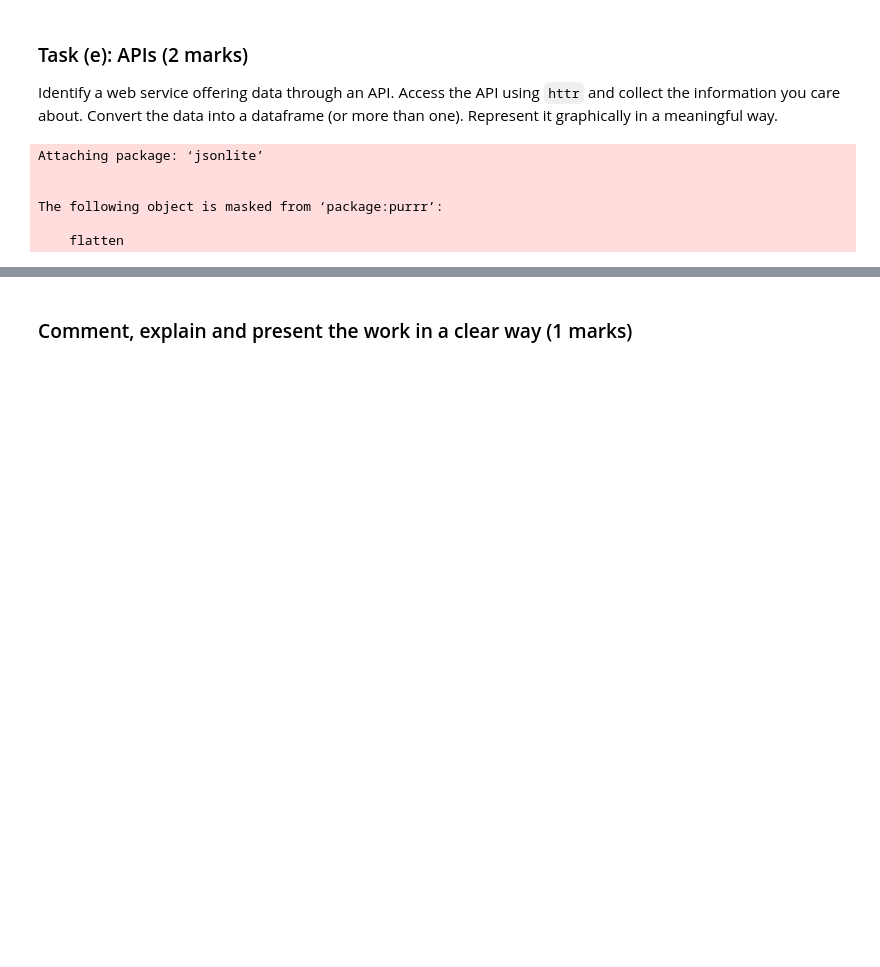
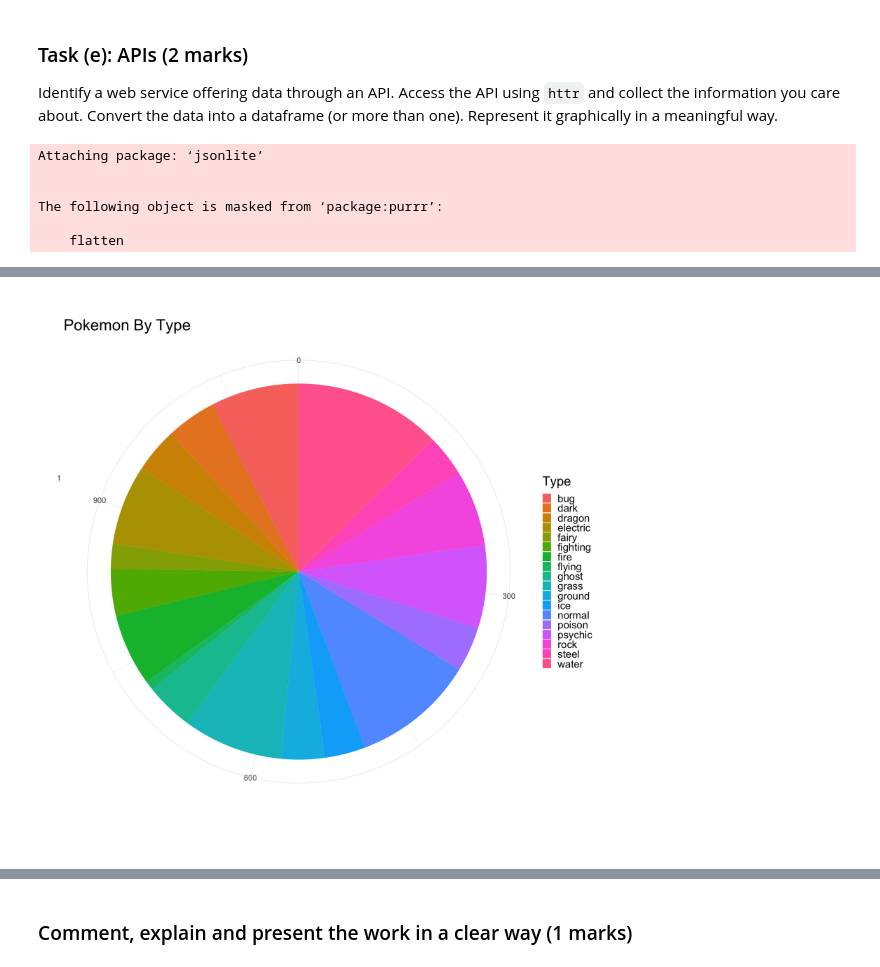
Before and after one commit to damiansastre/data201, a Jupyter notebook: DATA201_Assignment2.ipynb, the cells around one changed output, grey strips where cells are left out. Cells and saved outputs as stored; diff of their text form; code cells hidden in the pictures; blank space fills up the shorter version.

```diff
--- a/DATA201_Assignment2.ipynb
+++ b/DATA201_Assignment2.ipynb
@@ -412,36 +516,3 @@ Attaching package: ‘jsonlite’
 The following object is masked from ‘package:purrr’:
 
     flatten
-# %%
-get_all_pokemons <- function(url, pokemon_list){
-    if (missing(url)){
-        url = "https://pokeapi.co/api/v2/pokemon/"
-    }
-    if (missing(pokemon_list)){
-        pokemon_list <- c()
-    }
-    r <- GET(url)
-    jsonRespText <- content(r, as="text")
-    jsonRespText <- fromJSON(jsonRespText)
-    next_url <- jsonRespText$'next'
-    print(class(jsonRespText$result))
-    print(names(jsonRespText$result))
-    jsonRespText <- data.frame(name=jsonRespText$results$name, url=jsonRespText$results$url)
-    pokemon_list <- c(pokemon_list, jsonRespText)
-    if (!is.null(next_url)){
-        return(get_all_pokemons(next_url, pokemon_list))
-    }
-    return(pokemon_list)
-}
-get_pokemon <- function(url){
-    r <- GET(url)
-    jsonRespText <- content(r, as="text")
-    jsonRespText <- fromJSON(jsonRespText)
-    print(jsonRespText)
-
-    jsonRespText <- jsonRespText$results
-    print(jsonRespText)
-}
-
-get_all_pokemons()
-#get_pokemon('https://pokeapi.co/api/v2/pokemon/10146/')
@@ -482,0 +591,2 @@ $url
+# %%
+pokemons <- read_csv('pokemons.csv')
@@ -482,0 +608,10 @@ $url
+# %%
+pokemons %>% ggplot(aes(x=factor(1), fill=type))+
+                 geom_bar(width = 1)+
+                 labs(title='Pokemon By Type',  #adding titles for the graph, x and y variables
+                      x='',
+                      y='',
+                     fill='Type') +
+                 coord_polar("y") + theme_minimal() + base_theme
+# %% [output]
+[figure, added]
```
Also changed, not shown: parts of 39 cells of this notebook, 5 other files.
